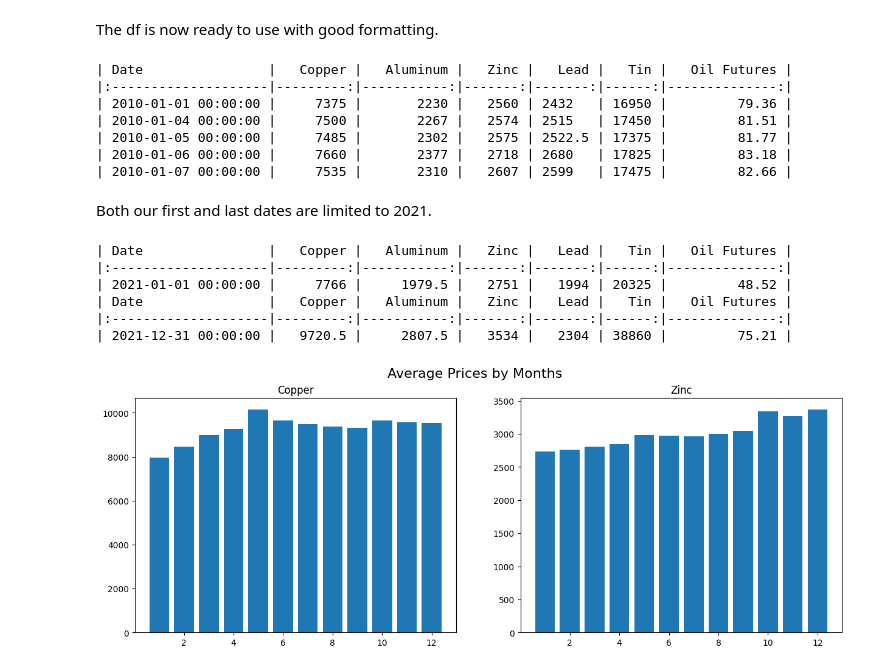
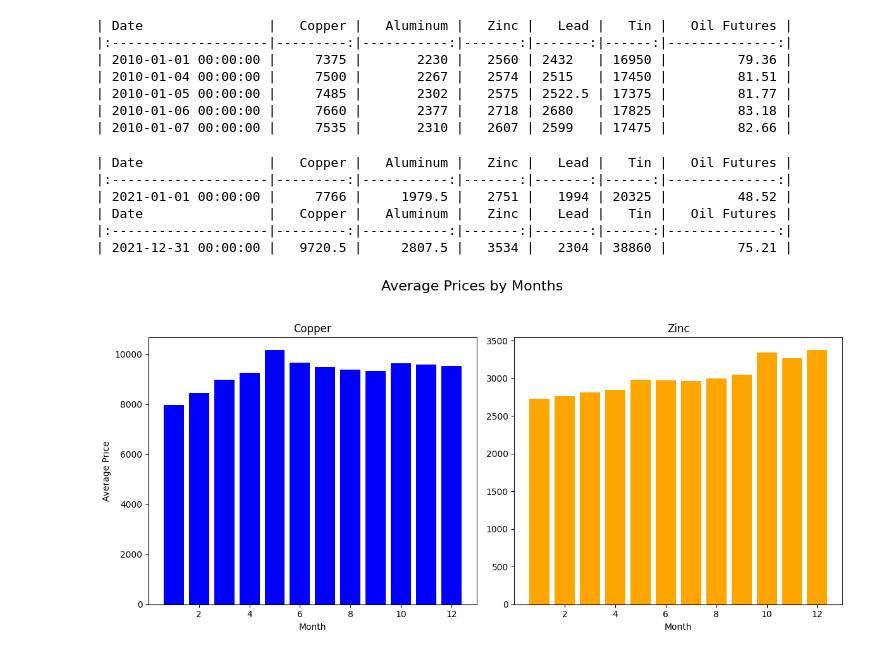
Before and after one commit to rayan-nitcheu/OilDesk-Intern-Assessment, a Jupyter notebook: solutions/exercice_1.ipynb, the cells around one changed output. Drawn from its saved outputs; the diff is of its cells as text; code cells hidden in the pictures.

```diff
--- a/solutions/exercice_1.ipynb
+++ b/solutions/exercice_1.ipynb
@@ -60,6 +58,4 @@ clean_data.set_index('Start Date', inplace=True) # Setting of datetype indices t
 clean_data.columns = columns_list
 clean_data.index.name = 'Date'
 clean_data = clean_data.astype(float) # Changing the datatype of the column since it is string by default.
-# %% [markdown]
-The df is now ready to use with good formatting.
 # %%
@@ -72,6 +69,4 @@ pretty_print(clean_data.head())
 | 2010-01-05 00:00:00 |     7485 |       2302 |   2575 | 2522.5 | 17375 |         81.77 |
 | 2010-01-06 00:00:00 |     7660 |       2377 |   2718 | 2680   | 17825 |         83.18 |
 | 2010-01-07 00:00:00 |     7535 |       2310 |   2607 | 2599   | 17475 |         82.66 |
-# %% [markdown]
-Both our first and last dates are limited to 2021.
 # %%
@@ -92,11 +89,20 @@ month_average = filtered_data.groupby(pd.Grouper(freq='M')).mean() # Mean of the
 month_average.index = range(1, 13)
 # %%
-fig, axs = plt.subplots(nrows=1, ncols=2, figsize=(15, 5))
-fig.suptitle('Average Prices by Months ', fontsize=16)
-axs[0].bar(month_average.index, month_average["Copper"])
+fig, axs = plt.subplots(nrows=1, ncols=2, figsize=(12, 6))
+
+fig.suptitle("Average Prices by Months", fontsize=16)
+
+axs[0].bar(month_average.index, month_average["Copper"], color='blue')
 axs[0].set_title("Copper")
-axs[1].bar(month_average.index, month_average["Zinc"])
+axs[0].set_xlabel("Month")
+axs[0].set_ylabel("Average Price")
+
+axs[1].bar(month_average.index, month_average["Zinc"], color='orange')
 axs[1].set_title("Zinc")
+axs[1].set_xlabel("Month")
+
+plt.tight_layout(rect=[0, 0.03, 1, 0.95])
+
 plt.show()
 # %% [output]
-[figure, old version]
+[figure, new version]
```
Also changed, not shown: parts of 6 cells of this notebook.
